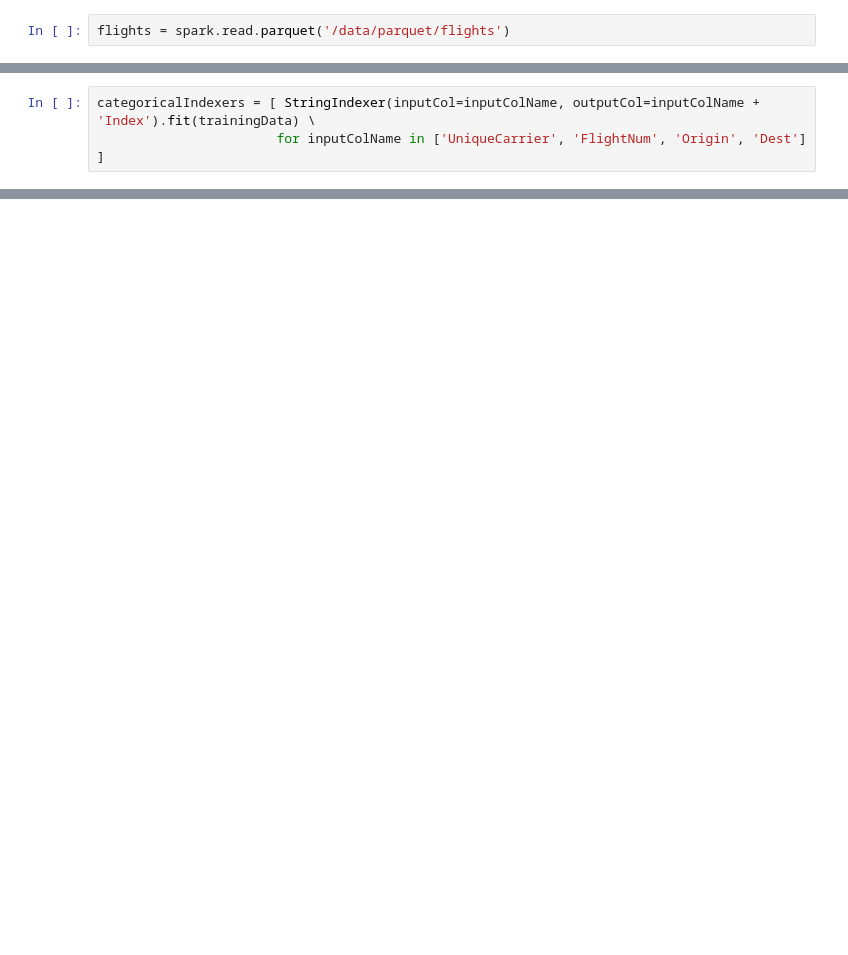
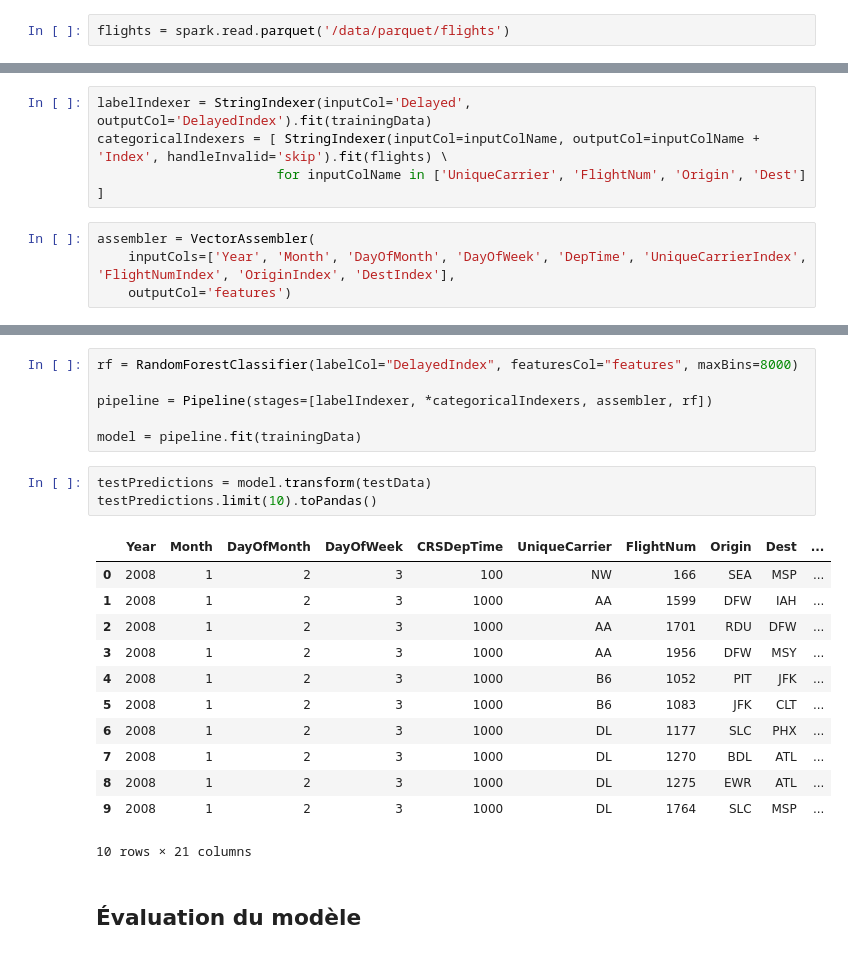
Before and after one commit to geraudster/airport-ml, a Jupyter notebook: src/main/notebooks/Airplane ML.ipynb, the cells around one changed output, grey strips where cells are left out. Cells and saved outputs as stored; diff of their text form; blank space fills up the shorter version.

```diff
--- a/src/main/notebooks/Airplane ML.ipynb
+++ b/src/main/notebooks/Airplane ML.ipynb
@@ -48,3 +63,8 @@ Py4JJavaError: An error occurred while calling o427.fit.
 # %%
-categoricalIndexers = [ StringIndexer(inputCol=inputColName, outputCol=inputColName + 'Index').fit(trainingData) \
+labelIndexer = StringIndexer(inputCol='Delayed', outputCol='DelayedIndex').fit(trainingData)
+categoricalIndexers = [ StringIndexer(inputCol=inputColName, outputCol=inputColName + 'Index', handleInvalid='skip').fit(flights) \
                        for inputColName in ['UniqueCarrier', 'FlightNum', 'Origin', 'Dest'] ]
+# %%
+assembler = VectorAssembler(
+    inputCols=['Year', 'Month', 'DayOfMonth', 'DayOfWeek', 'DepTime', 'UniqueCarrierIndex', 'FlightNumIndex', 'OriginIndex', 'DestIndex'],
+    outputCol='features')
@@ -50,0 +73,24 @@ categoricalIndexers = [ StringIndexer(inputCol=inputColName, outputCol=inputColN
+# %%
+rf = RandomForestClassifier(labelCol="DelayedIndex", featuresCol="features", maxBins=8000)
+
+pipeline = Pipeline(stages=[labelIndexer, *categoricalIndexers, assembler, rf])
+
+model = pipeline.fit(trainingData)
+# %%
+testPredictions = model.transform(testData)
+testPredictions.limit(10).toPandas()
+# %% [output]
+|  | Year | Month | DayOfMonth | DayOfWeek | CRSDepTime | UniqueCarrier | FlightNum | Origin | Dest | ... |
+| 0 | 2008 | 1 | 2 | 3 | 100 | NW | 166 | SEA | MSP | ... |
+| 1 | 2008 | 1 | 2 | 3 | 1000 | AA | 1599 | DFW | IAH | ... |
+| 2 | 2008 | 1 | 2 | 3 | 1000 | AA | 1701 | RDU | DFW | ... |
+| 3 | 2008 | 1 | 2 | 3 | 1000 | AA | 1956 | DFW | MSY | ... |
+| 4 | 2008 | 1 | 2 | 3 | 1000 | B6 | 1052 | PIT | JFK | ... |
+| 5 | 2008 | 1 | 2 | 3 | 1000 | B6 | 1083 | JFK | CLT | ... |
+| 6 | 2008 | 1 | 2 | 3 | 1000 | DL | 1177 | SLC | PHX | ... |
+| 7 | 2008 | 1 | 2 | 3 | 1000 | DL | 1270 | BDL | ATL | ... |
+| 8 | 2008 | 1 | 2 | 3 | 1000 | DL | 1275 | EWR | ATL | ... |
+| 9 | 2008 | 1 | 2 | 3 | 1000 | DL | 1764 | SLC | MSP | ... |
+10 rows × 21 columns
+# %% [markdown]
+## Évaluation du modèle
```
Also changed, not shown: parts of 20 cells of this notebook.
